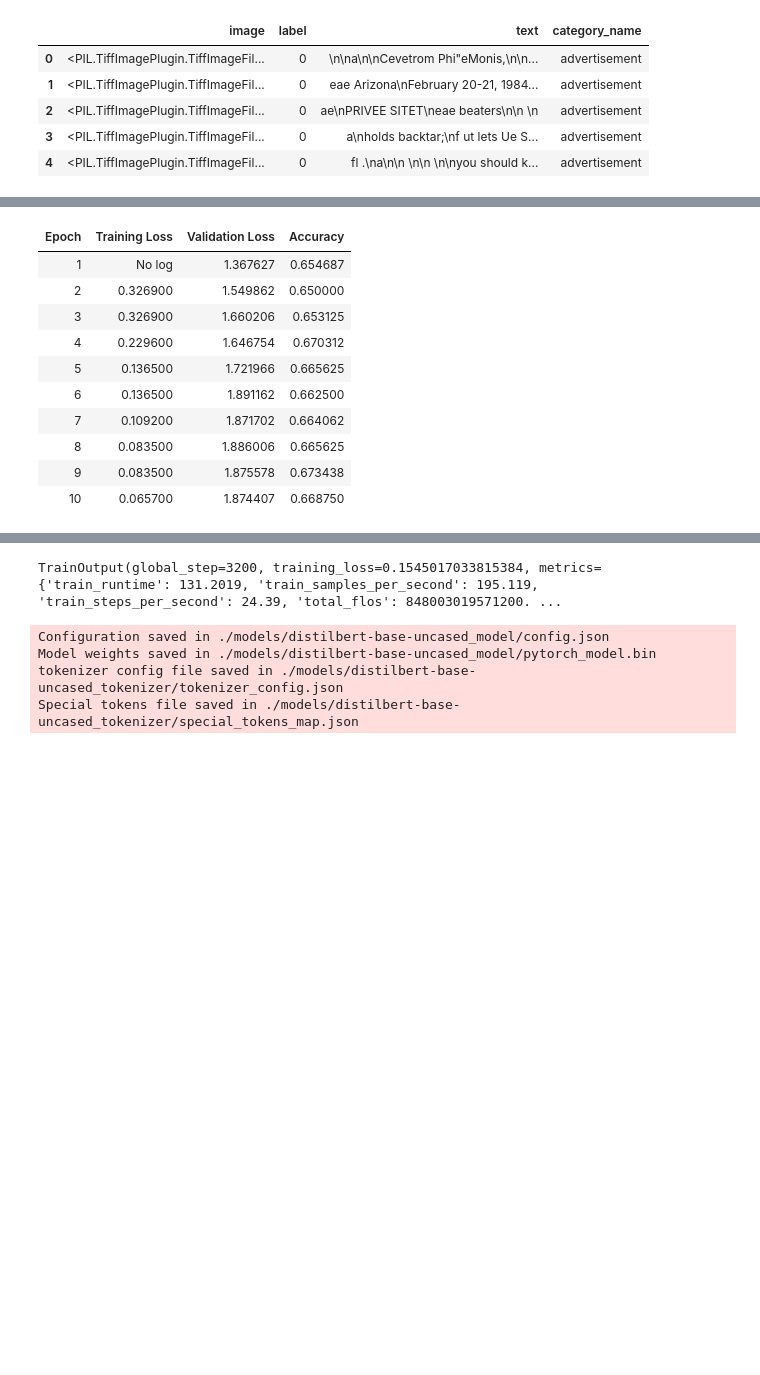
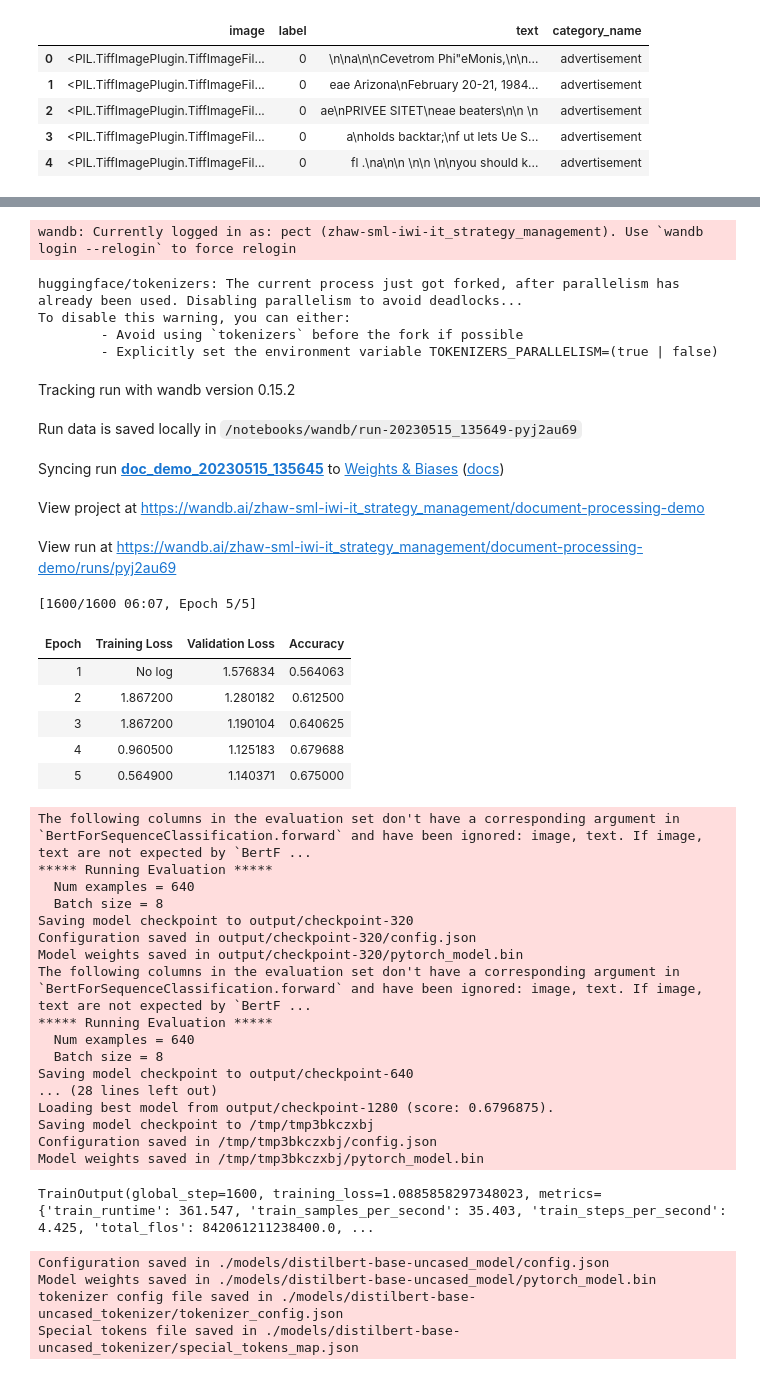
Before and after one commit to vp-82/document-processing-demo, a Jupyter notebook: 04_large_dataset_nlp_model.ipynb, the cells around one changed output, grey strips where cells are left out. Cells and saved outputs as stored; diff of their text form; code cells hidden in the pictures; blank space fills up the shorter version.

```diff
--- a/04_large_dataset_nlp_model.ipynb
+++ b/04_large_dataset_nlp_model.ipynb
@@ -125,27 +155,45 @@ def compute_metrics(pred):
     acc = accuracy_score(labels, preds)
     return {"accuracy": acc}
 # %%
+from transformers import AutoTokenizer, AutoModelForSequenceClassification
+# Specifying the model checkpoint
+model_checkpoint = "bert-base-uncased"  # or whatever model you're using
+# Initializing the tokenizer and the model
+tokenizer = AutoTokenizer.from_pretrained(model_checkpoint)
+
+num_labels = 16  # adjust this according to your task
+model = AutoModelForSequenceClassification.from_pretrained(model_checkpoint, num_labels=num_labels)
+
+# Function to tokenize our text data
 def tokenize_function(examples):
     output = tokenizer(examples["text"], padding="max_length", truncation=True, max_length=128, return_tensors="pt")
     # Convert tensors to numpy arrays
     return {key: value.numpy() for key, value in output.items()}
 
-
+# Tokenizing the dataset
 tokenized_dataset = ocr_dataset.map(tokenize_function, batched=True)
 
+# Naming the run for tracking in Weights & Biases
+run_name = "doc_demo_" + datetime.now().strftime("%Y%m%d_%H%M%S")
+
+# Defining the training arguments
 training_args = TrainingArguments(
     output_dir="output",
     evaluation_strategy="epoch",
-    save_strategy="epoch",  # Add this line to set the save_strategy
-    num_train_epochs=10,
+    save_strategy="epoch",
+    num_train_epochs=5,
     per_device_train_batch_size=8,
     per_device_eval_batch_size=8,
     learning_rate=2e-5,
     weight_decay=0.01,
     load_best_model_at_end=True,
     metric_for_best_model="accuracy",
+    report_to="wandb",  # enables reporting to W&B
+    run_name=run_name,  # name of the W&B run
+    logging_dir='./wandb',  # directory where the run files will be stored
 )
 
+# Initializing the trainer
 trainer = Trainer(
     model=model,
     args=training_args,
@@ -154,5 +202,6 @@ trainer = Trainer(
     compute_metrics=compute_metrics,  # Add this line
 )
 
+# Training the model
 trainer.train()
 # %% [output]
@@ -172,11 +222,0 @@ The following columns in the training set don't have a corresponding argument in
-| Epoch | Training Loss | Validation Loss | Accuracy |
-| 1 | No log | 1.367627 | 0.654687 |
-| 2 | 0.326900 | 1.549862 | 0.650000 |
-| 3 | 0.326900 | 1.660206 | 0.653125 |
-| 4 | 0.229600 | 1.646754 | 0.670312 |
-| 5 | 0.136500 | 1.721966 | 0.665625 |
-| 6 | 0.136500 | 1.891162 | 0.662500 |
-| 7 | 0.109200 | 1.871702 | 0.664062 |
-| 8 | 0.083500 | 1.886006 | 0.665625 |
-| 9 | 0.083500 | 1.875578 | 0.673438 |
-| 10 | 0.065700 | 1.874407 | 0.668750 |
@@ -200,4 +227,38 @@ Loading best model from output/checkpoint-2880 (score: 0.6734375).
-TrainOutput(global_step=3200, training_loss=0.1545017033815384, metrics={'train_runtime': 131.2019, 'train_samples_per_second': 195.119, 'train_steps_per_second': 24.39, 'total_flos': 848003019571200. ...
+wandb: Currently logged in as: pect (zhaw-sml-iwi-it_strategy_management). Use `wandb login --relogin` to force relogin
+huggingface/tokenizers: The current process just got forked, after parallelism has already been used. Disabling parallelism to avoid deadlocks...
+To disable this warning, you can either:
+        - Avoid using `tokenizers` before the fork if possible
+        - Explicitly set the environment variable TOKENIZERS_PARALLELISM=(true | false)
+Tracking run with wandb version 0.15.2
+Run data is saved locally in /notebooks/wandb/run-20230515_135649-pyj2au69
+Syncing run doc_demo_20230515_135645 to Weights & Biases (docs)
+View project at https://wandb.ai/zhaw-sml-iwi-it_strategy_management/document-processing-demo
+View run at https://wandb.ai/zhaw-sml-iwi-it_strategy_management/document-processing-demo/runs/pyj2au69
+[1600/1600 06:07, Epoch 5/5]
+| Epoch | Training Loss | Validation Loss | Accuracy |
+| 1 | No log | 1.576834 | 0.564063 |
+| 2 | 1.867200 | 1.280182 | 0.612500 |
+| 3 | 1.867200 | 1.190104 | 0.640625 |
+| 4 | 0.960500 | 1.125183 | 0.679688 |
+| 5 | 0.564900 | 1.140371 | 0.675000 |
+The following columns in the evaluation set don't have a corresponding argument in `BertForSequenceClassification.forward` and have been ignored: image, text. If image, text are not expected by `BertF ...
+***** Running Evaluation *****
+  Num examples = 640
+  Batch size = 8
+Saving model checkpoint to output/checkpoint-320
+Configuration saved in output/checkpoint-320/config.json
+Model weights saved in output/checkpoint-320/pytorch_model.bin
+The following columns in the evaluation set don't have a corresponding argument in `BertForSequenceClassification.forward` and have been ignored: image, text. If image, text are not expected by `BertF ...
+***** Running Evaluation *****
+  Num examples = 640
+  Batch size = 8
+Saving model checkpoint to output/checkpoint-640
+... (28 lines left out)
+Loading best model from output/checkpoint-1280 (score: 0.6796875).
+Saving model checkpoint to /tmp/tmp3bkczxbj
+Configuration saved in /tmp/tmp3bkczxbj/config.json
+Model weights saved in /tmp/tmp3bkczxbj/pytorch_model.bin
+TrainOutput(global_step=1600, training_loss=1.0885858297348023, metrics={'train_runtime': 361.547, 'train_samples_per_second': 35.403, 'train_steps_per_second': 4.425, 'total_flos': 842061211238400.0, ...
 # %%
 model.save_pretrained("./models/distilbert-base-uncased_model")
 tokenizer.save_pretrained("./models/distilbert-base-uncased_tokenizer")
```
Also changed, not shown: parts of 19 cells of this notebook, 1 other file.
